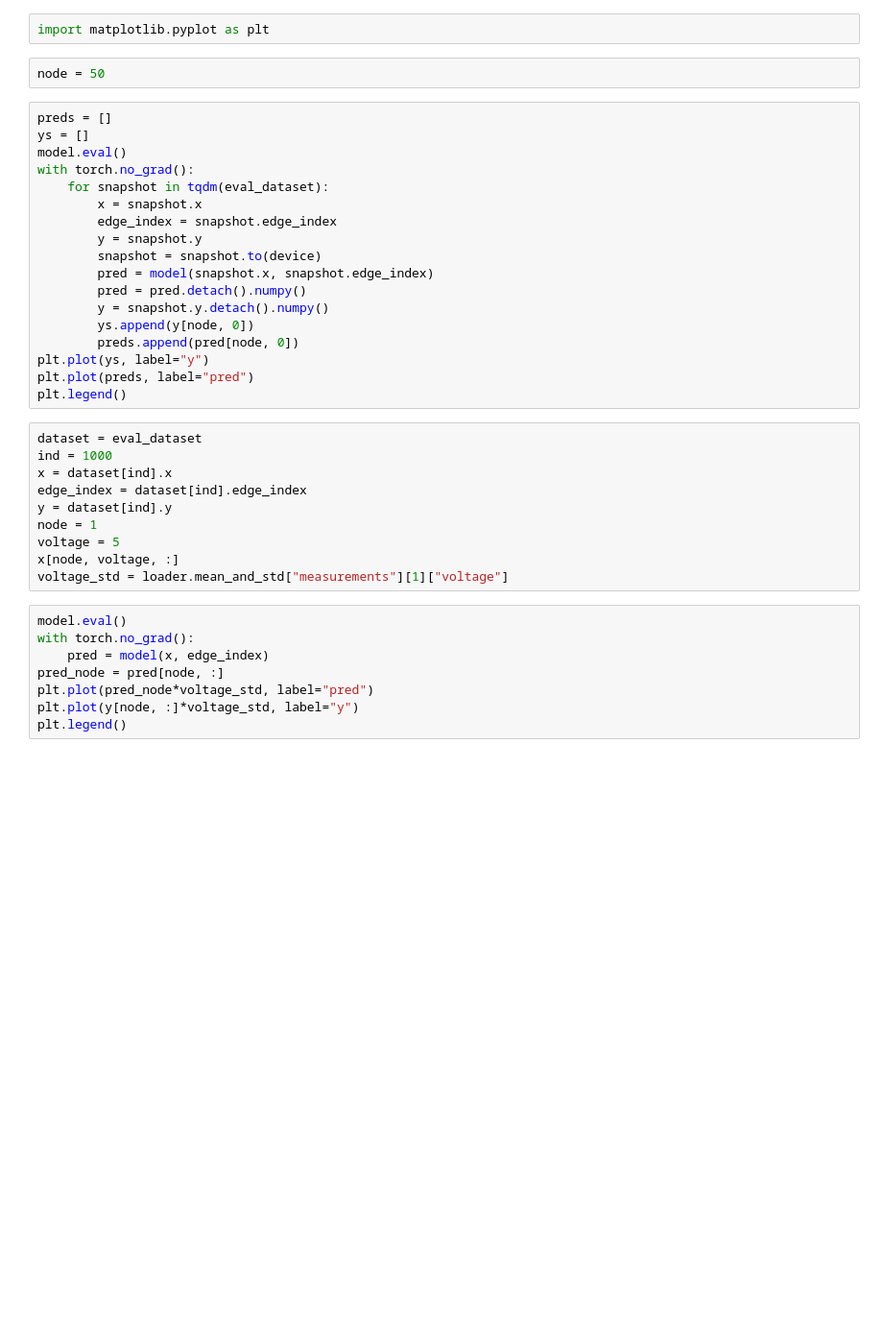
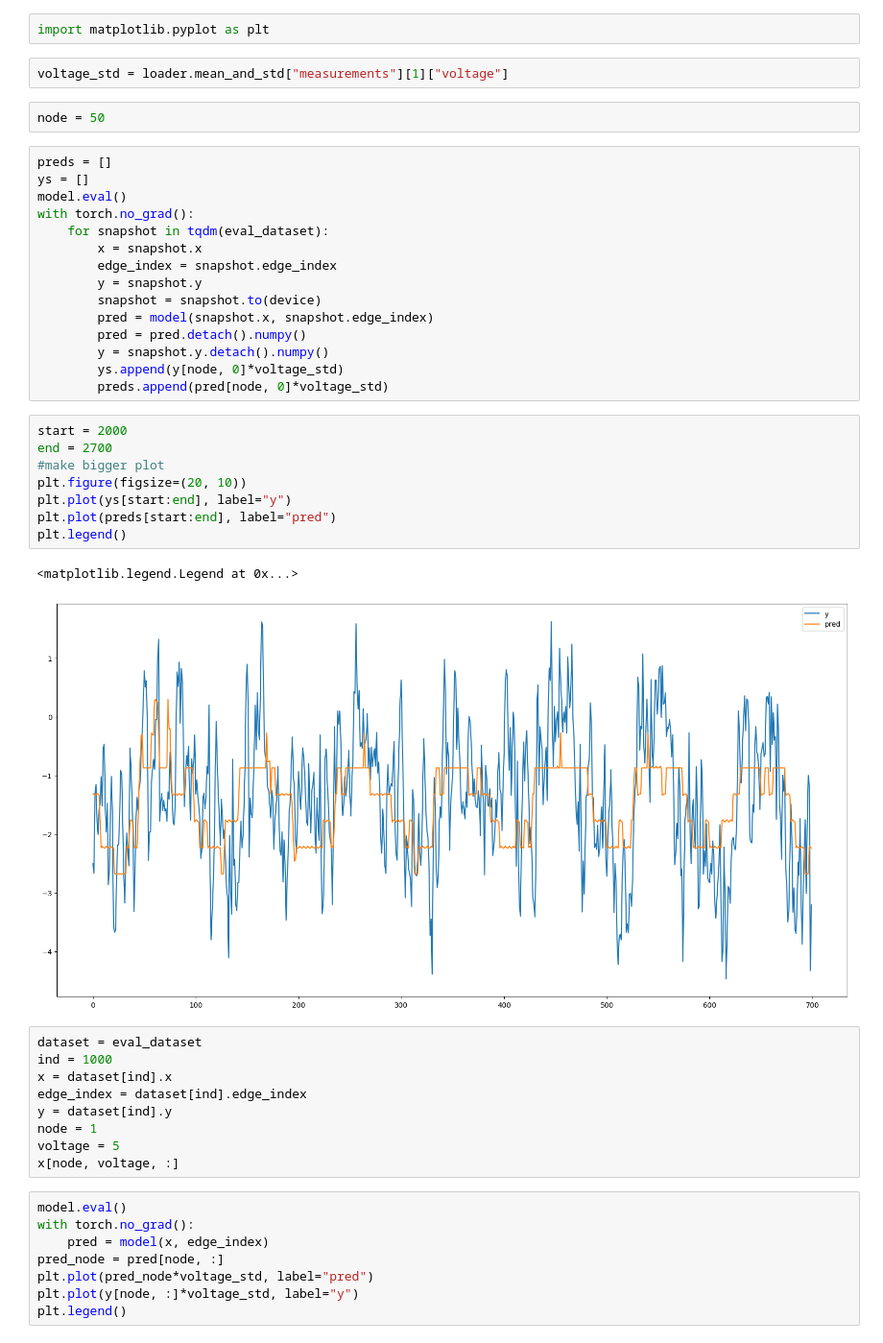
Before and after one commit to Kriznar4/GraphVolt, a Jupyter notebook: notebooks/06-kk-test_model.ipynb, the cells around one changed output. Shown: that part at 96% size. Drawn from its saved outputs; the diff is of its cells as text; blank space fills up the shorter version.

```diff
--- a/notebooks/06-kk-test_model.ipynb
+++ b/notebooks/06-kk-test_model.ipynb
@@ -88,6 +101,8 @@ model.load_state_dict(torch.load(f"../models/{model_name}", map_location=torch.d
 <All keys matched successfully>
 # %%
 import matplotlib.pyplot as plt
+# %%
+voltage_std = loader.mean_and_std["measurements"][1]["voltage"]
 # %%
 node = 50
 # %%
@@ -103,11 +118,19 @@ with torch.no_grad():
         pred = model(snapshot.x, snapshot.edge_index)
         pred = pred.detach().numpy()
         y = snapshot.y.detach().numpy()
-        ys.append(y[node, 0])
-        preds.append(pred[node, 0])
-plt.plot(ys, label="y")
-plt.plot(preds, label="pred")
-plt.legend()
+        ys.append(y[node, 0]*voltage_std)
+        preds.append(pred[node, 0]*voltage_std)
+# %%
+start = 2000
+end = 2700
+#make bigger plot
+plt.figure(figsize=(20, 10))
+plt.plot(ys[start:end], label="y")
+plt.plot(preds[start:end], label="pred")
+plt.legend()
+# %% [output]
+<matplotlib.legend.Legend at 0x...>
+[figure, added]
 # %%
 dataset = eval_dataset
 ind = 1000
@@ -117,7 +140,6 @@ y = dataset[ind].y
 node = 1
 voltage = 5
 x[node, voltage, :]
-voltage_std = loader.mean_and_std["measurements"][1]["voltage"]
 # %%
 model.eval()
 with torch.no_grad():
```
Also changed, not shown: parts of 2 cells of this notebook.
